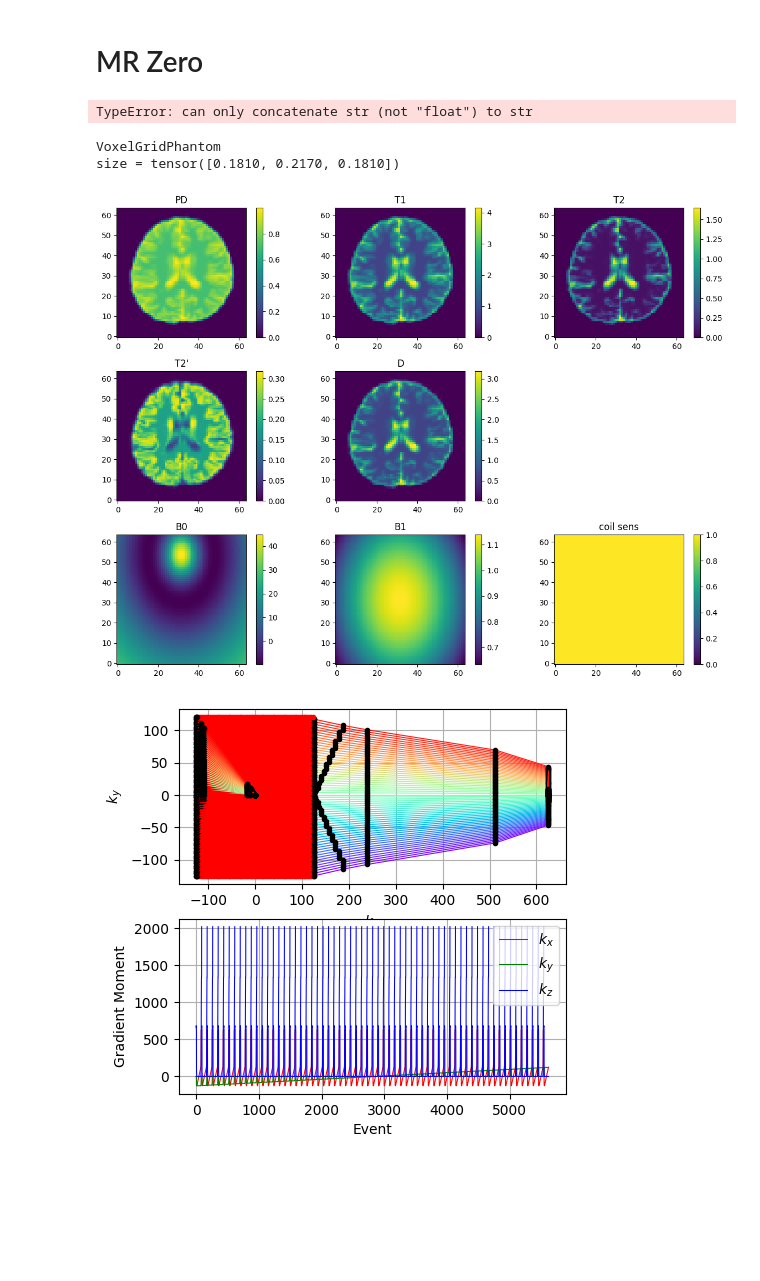
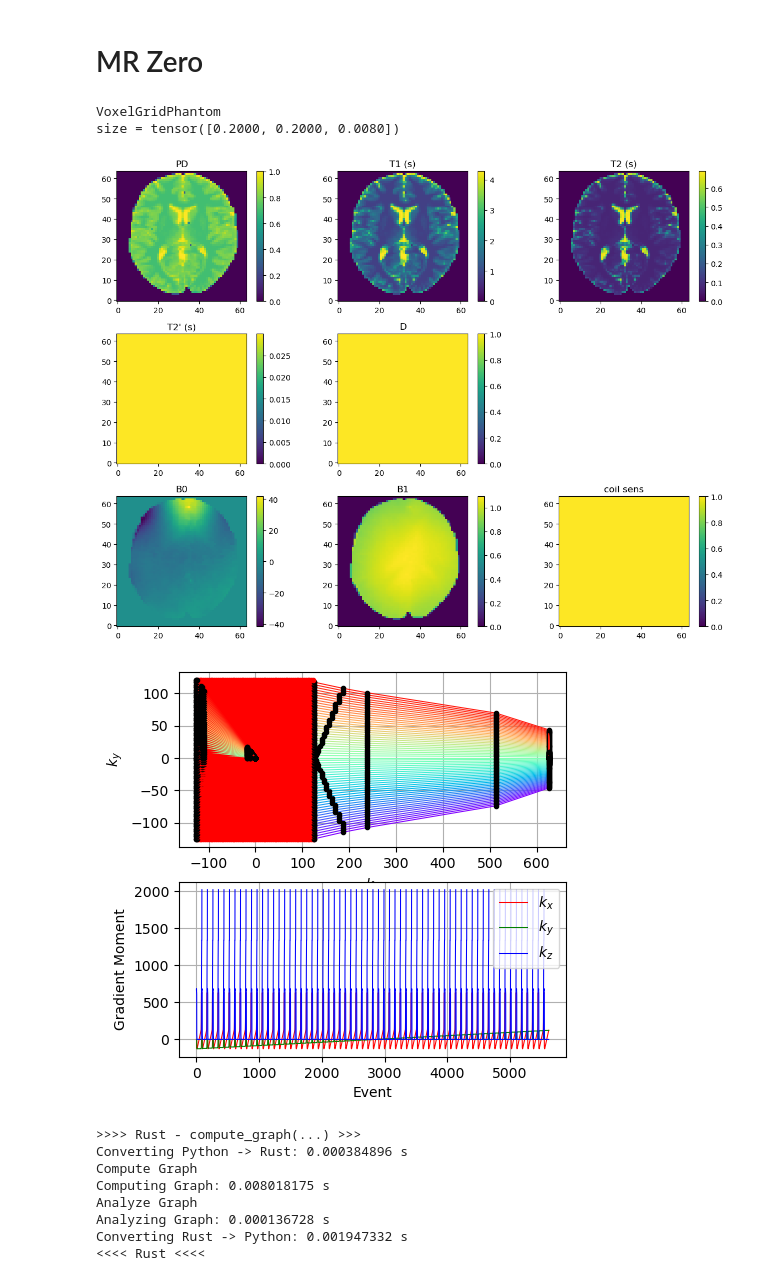
Before and after one commit to ctr/medical-physics-demos-2026-03, a Jupyter notebook: MedPhys_2DGRE.ipynb, the cells around one changed output. Saved outputs shown, nothing was run; the diff lists cells and outputs as text; code cells hidden in the pictures; blank space fills up the shorter version.

Commit message:
Load the pre-computed brain digital phantom for speed.

```diff
--- a/MedPhys_2DGRE.ipynb
+++ b/MedPhys_2DGRE.ipynb
@@ -227,10 +227,3 @@ Max absolute slew rate: 8.92159e+09 Hz/m/s == 209.55 T/m/s
 Event timing check passed successfully
 # %% [markdown]
 # MR Zero
-# %%
-# Generate Brain phantoms - this can take a while
-import MRzeroCore as mr0
-
-mr0.generate_brainweb_phantoms("brainweb", "3T")
-# %% [output]
-TypeError: can only concatenate str (not "float") to str
@@ -237,29 +238,38 @@ TypeError: can only concatenate str (not "float") to str
 # %%
 import torch
 import matplotlib.pyplot as plt
 
-phantom = mr0.VoxelGridPhantom.load("output/brainweb/subject05_3T.npz")
+#phantom = mr0.VoxelGridPhantom.load("brainweb/subject05_3T.npz")
+phantom = mr0.VoxelGridPhantom.load_mat("numerical_brain_cropped.mat")
 phantom = phantom.interpolate(64, 64, 32).slices([16])
 phantom.plot()
 data = phantom.build()
 
 n_read = 64
 n_phase = 64
 
 seq = mr0.Sequence.import_file("gre_pypulseq.seq")
 seq.plot_kspace_trajectory()
 
 graph = mr0.compute_graph(seq, data, 200, 1e-3)
 signal = mr0.execute_graph(graph, seq, data, print_progress=False)
 
 kspace = signal.view(n_phase, n_read)
 reco = torch.fft.fftshift(torch.fft.fft2(torch.fft.fftshift(kspace)))
 
 plt.figure()
 plt.imshow(reco.abs(), origin="lower")
 plt.show()
 # %% [output]
 VoxelGridPhantom
-size = tensor([0.1810, 0.2170, 0.1810])
+size = tensor([0.2000, 0.2000, 0.0080])
-[figure, old version]
+[figure, new version]
-[figure, old version]
+[figure, new version]
+>>>> Rust - compute_graph(...) >>>
+Converting Python -> Rust: 0.000384896 s
+Compute Graph
+Computing Graph: 0.008018175 s
+Analyze Graph
+Analyzing Graph: 0.000136728 s
+Converting Rust -> Python: 0.001947332 s
+<<<< Rust <<<<
```
Also changed, not shown: parts of 2 cells of this notebook.
